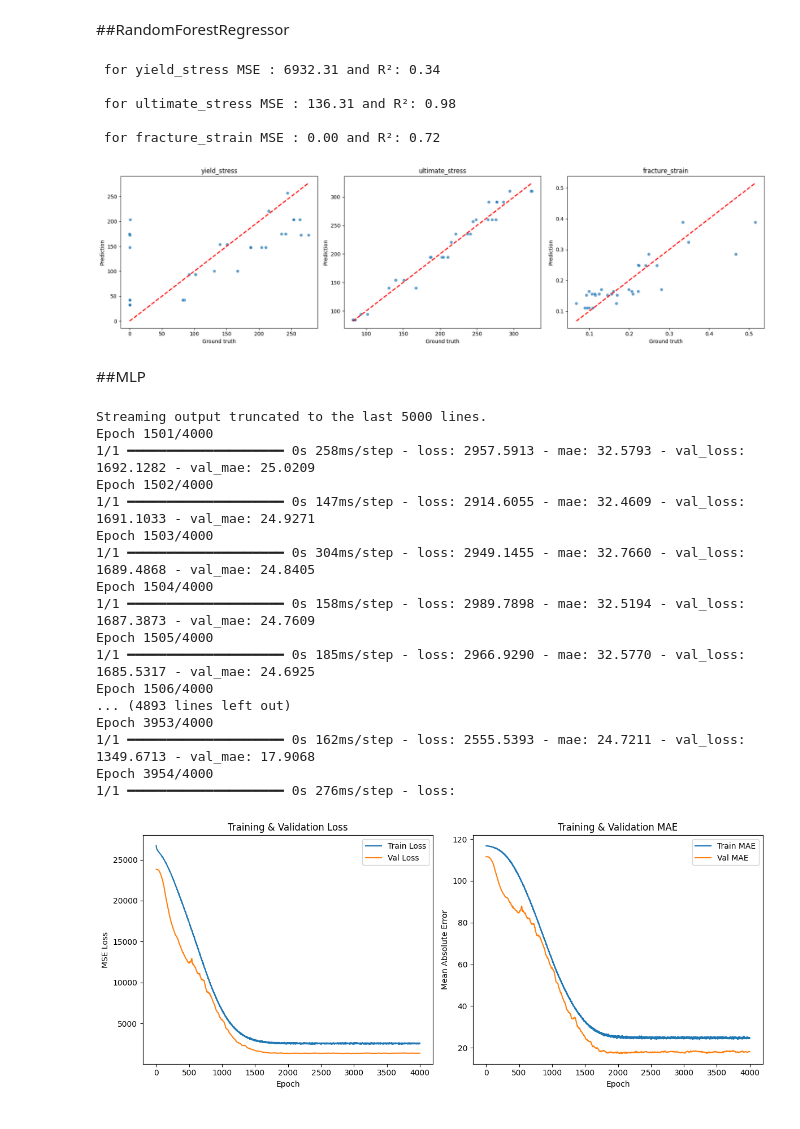
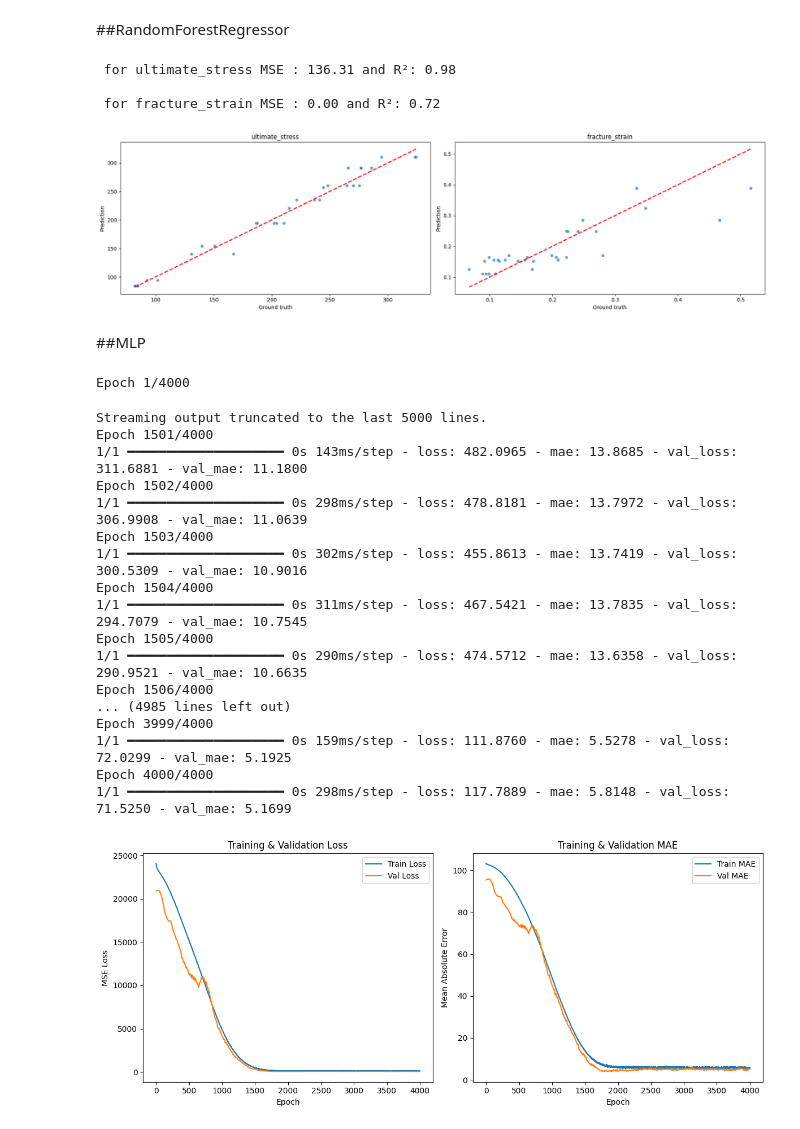
Before and after one commit to MajedeR/mechanical-stress-prediction, a Jupyter notebook: stress_prediction_6061.ipynb, the cells around one changed output. Saved outputs shown, nothing was run; the diff lists cells and outputs as text; code cells hidden in the pictures.

```diff
--- a/stress_prediction_6061.ipynb
+++ b/stress_prediction_6061.ipynb
@@ -100,10 +100,10 @@ for i in range(0, len(csv_paths)):
   ##Calculate ultimate stress
   ultimate_stress = datastress.max()
 
-  ##Calculate yield stress
-  stress_diff = np.diff(datastress)
-  yield_index = np.argmax(stress_diff < 0) if any(stress_diff < 0) else 0
-  yield_stress = datastress.iloc[yield_index]
+  # ##Calculate yield stress
+  # stress_diff = np.diff(datastress)
+  # yield_index = np.argmax(stress_diff < 0) if any(stress_diff < 0) else 0
+  # yield_stress = datastress.iloc[yield_index]
 
   ##Calculate fracture stress
   fracture_strain = datastrains.iloc[-1]
@@ -113,7 +113,7 @@ for i in range(0, len(csv_paths)):
         'temperature': dataTemp,
         'lot': dataLot,
         'sample_id': dataNum,
-        'yield_stress': yield_stress,
+        # 'yield_stress': yield_stress,
         'ultimate_stress': ultimate_stress,
         'fracture_strain': fracture_strain
     }
@@ -189,6 +187,6 @@ for feature in features_to_check:
 # %%
 #show distribution of ultimate stress, yield stress, fracture strain
-features = ['yield_stress', 'ultimate_stress', 'fracture_strain']
+features = ['ultimate_stress', 'fracture_strain']
 for i in features:
   plt.figure(figsize=(8,4))
   sns.histplot(df[i], bins=15, kde=True)
@@ -261,7 +258,7 @@ Name: fracture_strain, dtype: float64
 # %%
 # select inputs(x) and outputs(y)
 X = df_encoded[['temperature', 'sample_type_T']]
-y = df_encoded[['yield_stress', 'ultimate_stress', 'fracture_strain']]
+y = df_encoded[['ultimate_stress', 'fracture_strain']]
 
 # split data to train and test data
 X_train, X_test, y_train, y_test = train_test_split(X, y, test_size=0.2, random_state=42)
@@ -310,32 +298,30 @@ mse_rf = mean_squared_error(y_test, y_pred_rf, multioutput='raw_values')
 r2_rf = r2_score(y_test, y_pred_rf, multioutput='raw_values')
 
 #Print evaluation results for each output
-target_names = ['yield_stress', 'ultimate_stress', 'fracture_strain']
+target_names = ['ultimate_stress', 'fracture_strain']
 for i, name in enumerate(target_names):
     print(f"\n for {name} MSE : {mse_rf[i]:.2f} and R²: {r2_rf[i]:.2f}")
 # %% [output]
- for yield_stress MSE : 6932.31 and R²: 0.34
-
  for ultimate_stress MSE : 136.31 and R²: 0.98
 
  for fracture_strain MSE : 0.00 and R²: 0.72
 # %%
 #Plot ground truth and prediction for each output
 plt.figure(figsize=(18, 5))
 for i, name in enumerate(target_names):
-    plt.subplot(1, 3, i + 1)
+    plt.subplot(1, 2, i + 1)
     sns.scatterplot(x=y_test.iloc[:, i], y=y_pred_rf[:, i], alpha=0.7)
     plt.plot([y_test.iloc[:, i].min(), y_test.iloc[:, i].max()],
              [y_test.iloc[:, i].min(), y_test.iloc[:, i].max()],
              'r--', linewidth=2)
     plt.xlabel("Ground truth")
     plt.ylabel("Prediction")
     plt.title(f"{name}")
 
 plt.tight_layout()
 plt.show()
 # %% [output]
-[figure, old version]
+[figure, new version]
 # %% [markdown]
 ##MLP
 # %%
@@ -355,7 +341,7 @@ model = Sequential([
     LeakyReLU(alpha=0.01),
     BatchNormalization(),
 
-    Dense(3)
+    Dense(2)
 ])
 
 #Train model
@@ -399,24 +385,25 @@ plt.legend()
 plt.tight_layout()
 plt.show()
 # %% [output]
-Streaming output truncated to the last 5000 lines.
-Epoch 1501/4000
-1/1 ━━━━━━━━━━━━━━━━━━━━ 0s 258ms/step - loss: 2957.5913 - mae: 32.5793 - val_loss: 1692.1282 - val_mae: 25.0209
-Epoch 1502/4000
-1/1 ━━━━━━━━━━━━━━━━━━━━ 0s 147ms/step - loss: 2914.6055 - mae: 32.4609 - val_loss: 1691.1033 - val_mae: 24.9271
-Epoch 1503/4000
-1/1 ━━━━━━━━━━━━━━━━━━━━ 0s 304ms/step - loss: 2949.1455 - mae: 32.7660 - val_loss: 1689.4868 - val_mae: 24.8405
-Epoch 1504/4000
-1/1 ━━━━━━━━━━━━━━━━━━━━ 0s 158ms/step - loss: 2989.7898 - mae: 32.5194 - val_loss: 1687.3873 - val_mae: 24.7609
-Epoch 1505/4000
-1/1 ━━━━━━━━━━━━━━━━━━━━ 0s 185ms/step - loss: 2966.9290 - mae: 32.5770 - val_loss: 1685.5317 - val_mae: 24.6925
-Epoch 1506/4000
-... (4893 lines left out)
-Epoch 3953/4000
-1/1 ━━━━━━━━━━━━━━━━━━━━ 0s 162ms/step - loss: 2555.5393 - mae: 24.7211 - val_loss: 1349.6713 - val_mae: 17.9068
-Epoch 3954/4000
-1/1 ━━━━━━━━━━━━━━━━━━━━ 0s 276ms/step - loss:
+Epoch 1/4000
+Streaming output truncated to the last 5000 lines.
+Epoch 1501/4000
+1/1 ━━━━━━━━━━━━━━━━━━━━ 0s 143ms/step - loss: 482.0965 - mae: 13.8685 - val_loss: 311.6881 - val_mae: 11.1800
+Epoch 1502/4000
+1/1 ━━━━━━━━━━━━━━━━━━━━ 0s 298ms/step - loss: 478.8181 - mae: 13.7972 - val_loss: 306.9908 - val_mae: 11.0639
+Epoch 1503/4000
+1/1 ━━━━━━━━━━━━━━━━━━━━ 0s 302ms/step - loss: 455.8613 - mae: 13.7419 - val_loss: 300.5309 - val_mae: 10.9016
+Epoch 1504/4000
+1/1 ━━━━━━━━━━━━━━━━━━━━ 0s 311ms/step - loss: 467.5421 - mae: 13.7835 - val_loss: 294.7079 - val_mae: 10.7545
+Epoch 1505/4000
+1/1 ━━━━━━━━━━━━━━━━━━━━ 0s 290ms/step - loss: 474.5712 - mae: 13.6358 - val_loss: 290.9521 - val_mae: 10.6635
+Epoch 1506/4000
+... (4985 lines left out)
+Epoch 3999/4000
+1/1 ━━━━━━━━━━━━━━━━━━━━ 0s 159ms/step - loss: 111.8760 - mae: 5.5278 - val_loss: 72.0299 - val_mae: 5.1925
+Epoch 4000/4000
+1/1 ━━━━━━━━━━━━━━━━━━━━ 0s 298ms/step - loss: 117.7889 - mae: 5.8148 - val_loss: 71.5250 - val_mae: 5.1699
-[figure, old version]
+[figure, new version]
 # %%
 # Predict on test data
 y_pred_mlp = model.predict(X_test_scaled)
```
Also changed, not shown: parts of 13 cells of this notebook.
